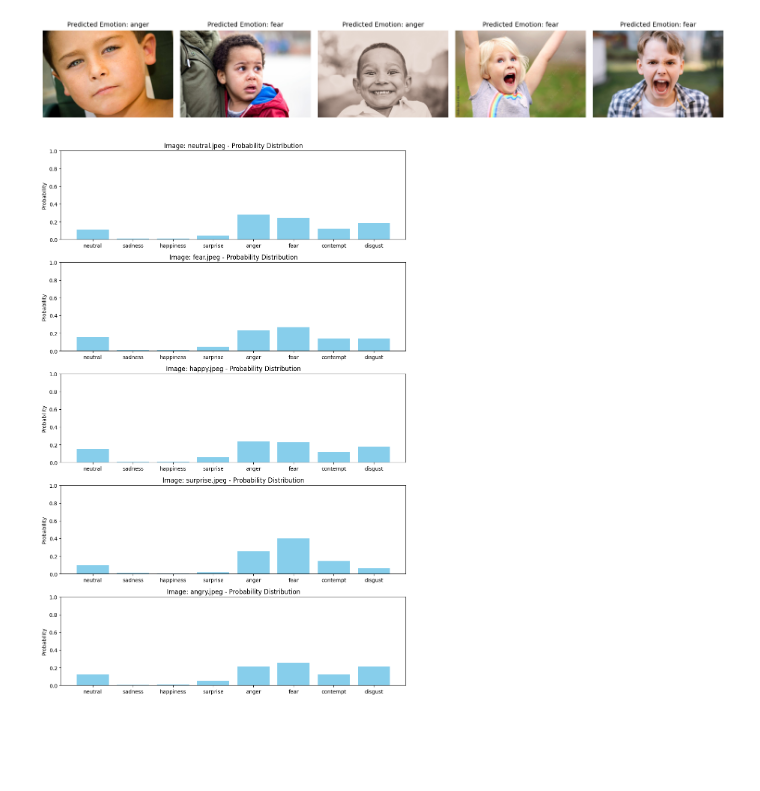
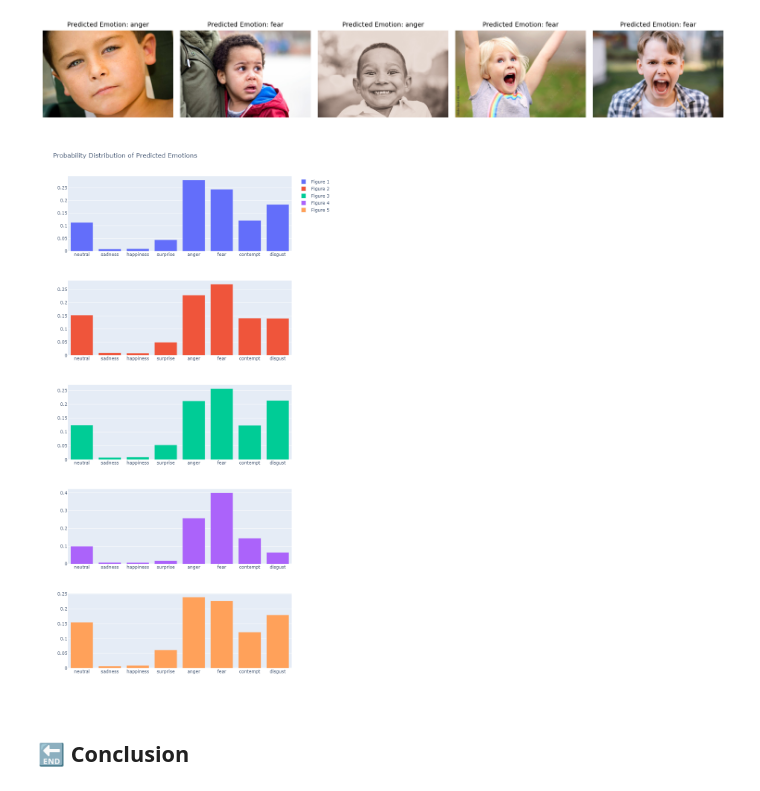
Before and after one commit to kritp03/SC1015-Mini-Project, a Jupyter notebook: SC1015_Mini_Project.ipynb, the cells around one changed output. Saved outputs shown, nothing was run; the diff lists cells and outputs as text; code cells hidden in the pictures; blank space fills up the shorter version.

```diff
--- a/SC1015_Mini_Project.ipynb
+++ b/SC1015_Mini_Project.ipynb
@@ -1147,7 +1148,10 @@ predictions = predict_test_images(img_path, model, 'rgb')
 plot_emotion_predictions(img_path, predictions)
 # %% [output]
 [figure]
-# %%
-plot_probability_distributions(img_path, predictions)
-# %% [output]
-[figure, removed]
+# %%
+plot_probability_distributions(img_path, predictions) # to display interactive plot on colab
+Image(filename='/content/images/resnetPredDist.png') # to display static image on github
+# %% [output]
+[figure, added]
+# %% [markdown]
+## 🔚 Conclusion
```
Also changed, not shown: parts of 9 cells of this notebook.
